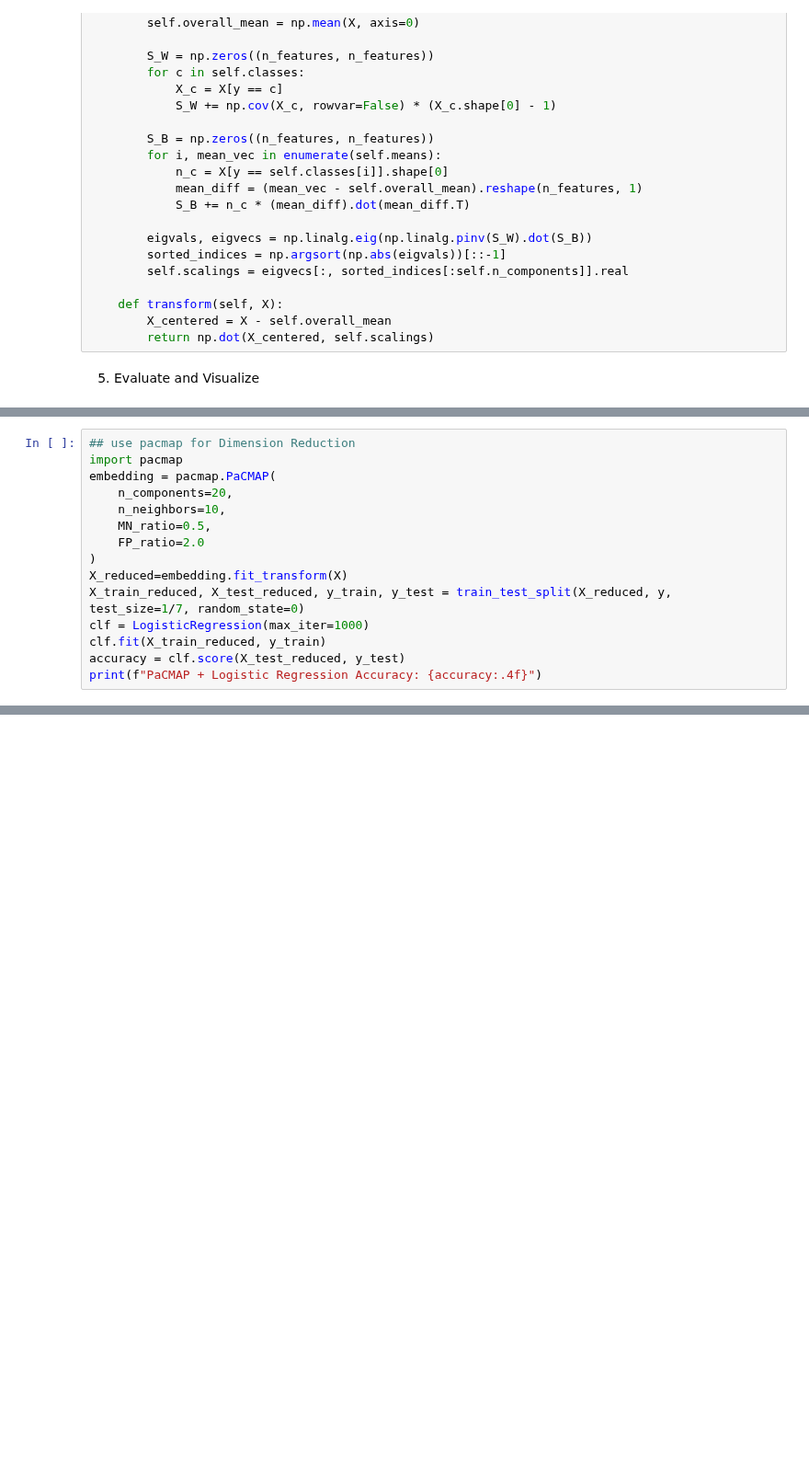
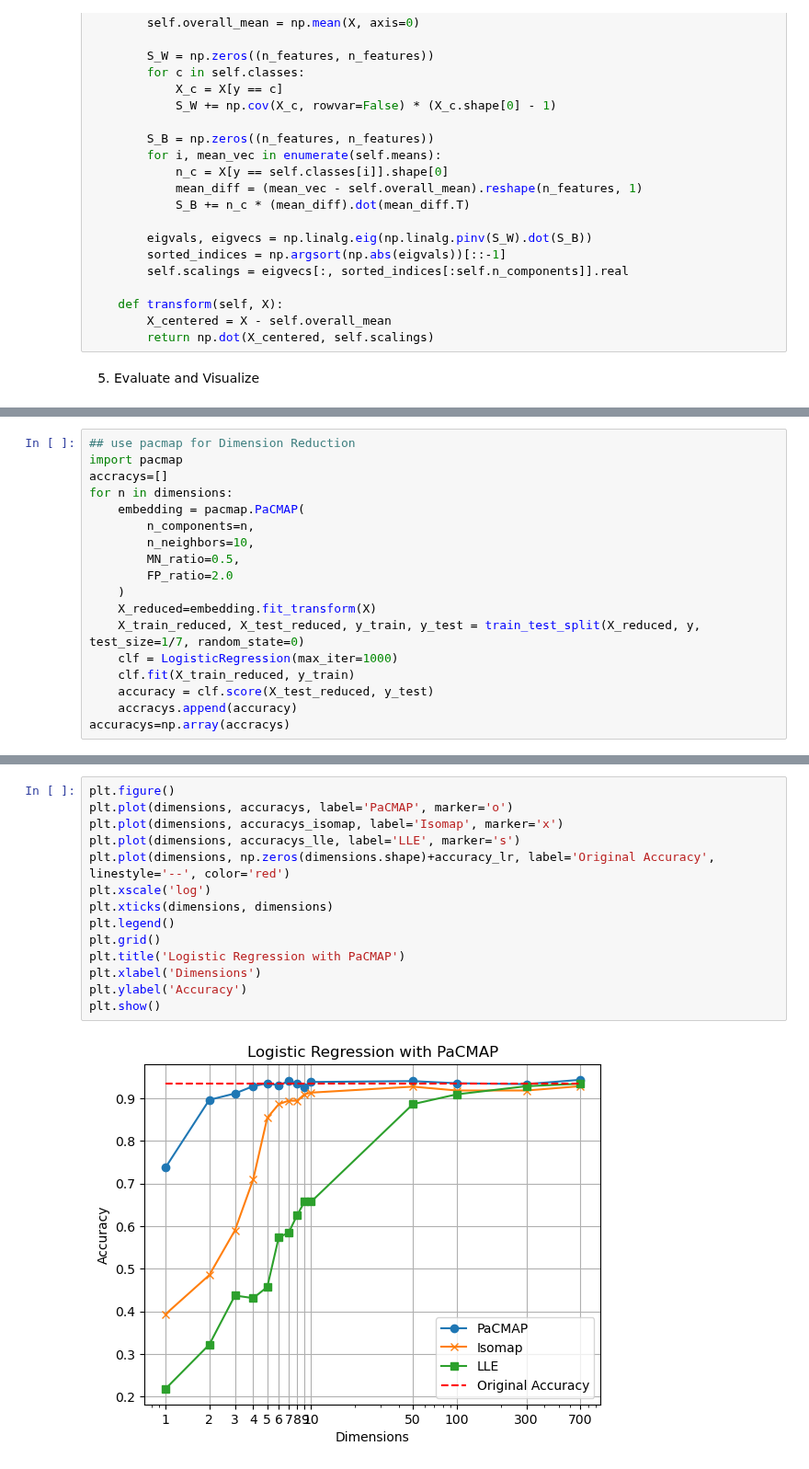
Before and after one commit to yzmyyds/NTU_EE6222, a Jupyter notebook: Assignments/Assignment_1/Implement.ipynb, the cells around one changed output, grey strips where cells are left out. Shown at 92% size. Cells and saved outputs as stored; diff of their text form; blank space fills up the shorter version.

Commit message:
Add Isomap and LLE

```diff
--- a/Assignments/Assignment_1/Implement.ipynb
+++ b/Assignments/Assignment_1/Implement.ipynb
@@ -297,17 +342,20 @@ visualize(dimensions,accuracys_total,models,methods,refer_acc)
 # %%
 ## use pacmap for Dimension Reduction
 import pacmap
-embedding = pacmap.PaCMAP(
-    n_components=20,
-    n_neighbors=10,
-    MN_ratio=0.5,
-    FP_ratio=2.0
-)
-X_reduced=embedding.fit_transform(X)
-X_train_reduced, X_test_reduced, y_train, y_test = train_test_split(X_reduced, y, test_size=1/7, random_state=0)
-clf = LogisticRegression(max_iter=1000)
-clf.fit(X_train_reduced, y_train)
-accuracy = clf.score(X_test_reduced, y_test)
-print(f"PaCMAP + Logistic Regression Accuracy: {accuracy:.4f}")
+accracys=[]
+for n in dimensions:
+    embedding = pacmap.PaCMAP(
+        n_components=n,
+        n_neighbors=10,
+        MN_ratio=0.5,
+        FP_ratio=2.0
+    )
+    X_reduced=embedding.fit_transform(X)
+    X_train_reduced, X_test_reduced, y_train, y_test = train_test_split(X_reduced, y, test_size=1/7, random_state=0)
+    clf = LogisticRegression(max_iter=1000)
+    clf.fit(X_train_reduced, y_train)
+    accuracy = clf.score(X_test_reduced, y_test)
+    accracys.append(accuracy)
+accuracys=np.array(accracys)
 # %% [output]
 Note: `n_components != 2` have not been thoroughly tested.
@@ -314,0 +374,16 @@ PaCMAP + Logistic Regression Accuracy: 0.9737
+# %%
+plt.figure()
+plt.plot(dimensions, accuracys, label='PaCMAP', marker='o')
+plt.plot(dimensions, accuracys_isomap, label='Isomap', marker='x')
+plt.plot(dimensions, accuracys_lle, label='LLE', marker='s')
+plt.plot(dimensions, np.zeros(dimensions.shape)+accuracy_lr, label='Original Accuracy', linestyle='--', color='red')
+plt.xscale('log')
+plt.xticks(dimensions, dimensions)
+plt.legend()
+plt.grid()
+plt.title('Logistic Regression with PaCMAP')
+plt.xlabel('Dimensions')
+plt.ylabel('Accuracy')
+plt.show()
+# %% [output]
+[figure, added]
```
Also changed, not shown: parts of 8 cells of this notebook, 1 other file.
